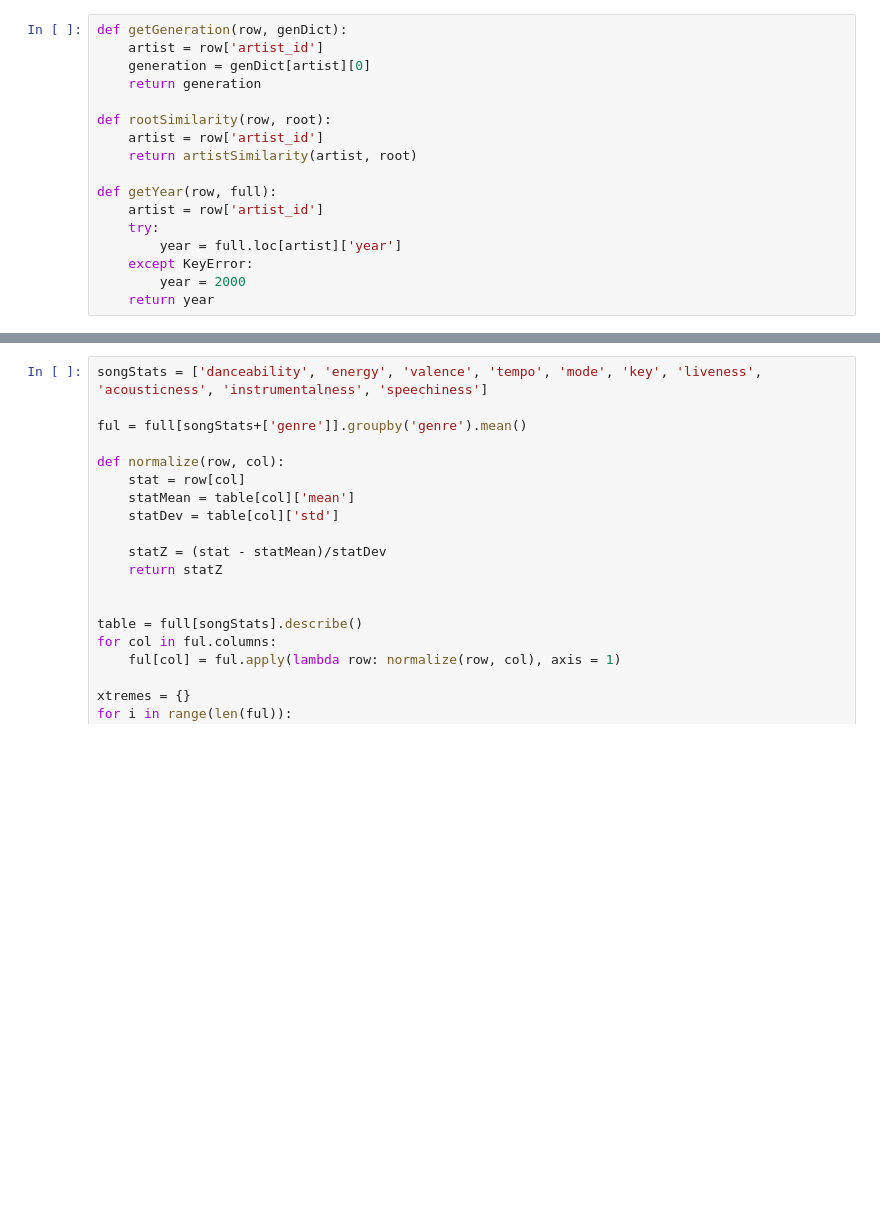
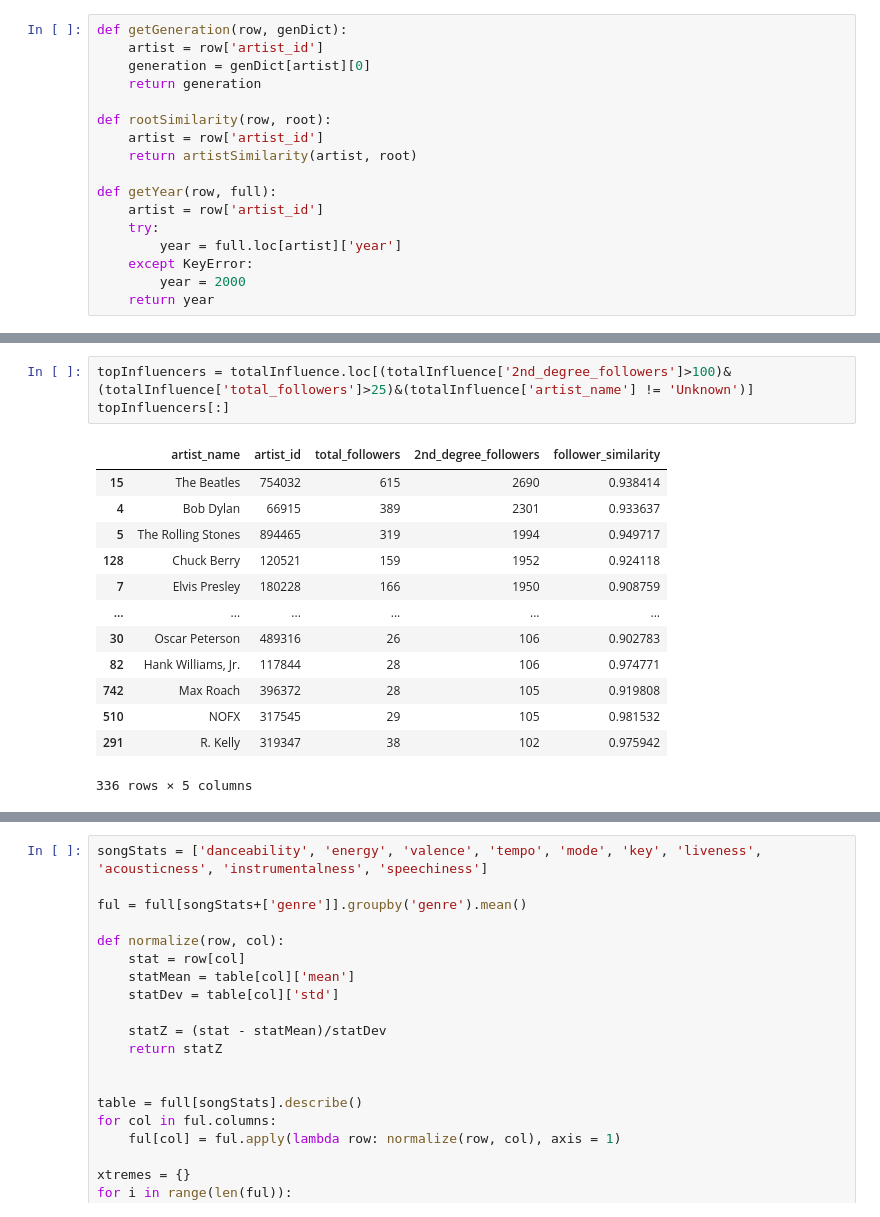
Before and after one commit to Wichaelian/ICM-2021, a Jupyter notebook: 2021_ICM_Problem_D_Data/Bullet 1.ipynb, the cells around one changed output, grey strips where cells are left out. Drawn from its saved outputs; the diff is of its cells as text; blank space fills up the shorter version.

```diff
--- a/2021_ICM_Problem_D_Data/Bullet 1.ipynb
+++ b/2021_ICM_Problem_D_Data/Bullet 1.ipynb
@@ -266,0 +301,17 @@ genSum
+# %%
+topInfluencers = totalInfluence.loc[(totalInfluence['2nd_degree_followers']>100)&(totalInfluence['total_followers']>25)&(totalInfluence['artist_name'] != 'Unknown')]
+topInfluencers[:]
+# %% [output]
+|  | artist_name | artist_id | total_followers | 2nd_degree_followers | follower_similarity |
+| 15 | The Beatles | 754032 | 615 | 2690 | 0.938414 |
+| 4 | Bob Dylan | 66915 | 389 | 2301 | 0.933637 |
+| 5 | The Rolling Stones | 894465 | 319 | 1994 | 0.949717 |
+| 128 | Chuck Berry | 120521 | 159 | 1952 | 0.924118 |
+| 7 | Elvis Presley | 180228 | 166 | 1950 | 0.908759 |
+| ... | ... | ... | ... | ... | ... |
+| 30 | Oscar Peterson | 489316 | 26 | 106 | 0.902783 |
+| 82 | Hank Williams, Jr. | 117844 | 28 | 106 | 0.974771 |
+| 742 | Max Roach | 396372 | 28 | 105 | 0.919808 |
+| 510 | NOFX | 317545 | 29 | 105 | 0.981532 |
+| 291 | R. Kelly | 319347 | 38 | 102 | 0.975942 |
+336 rows × 5 columns
```
Also changed, not shown: parts of 5 cells of this notebook.
